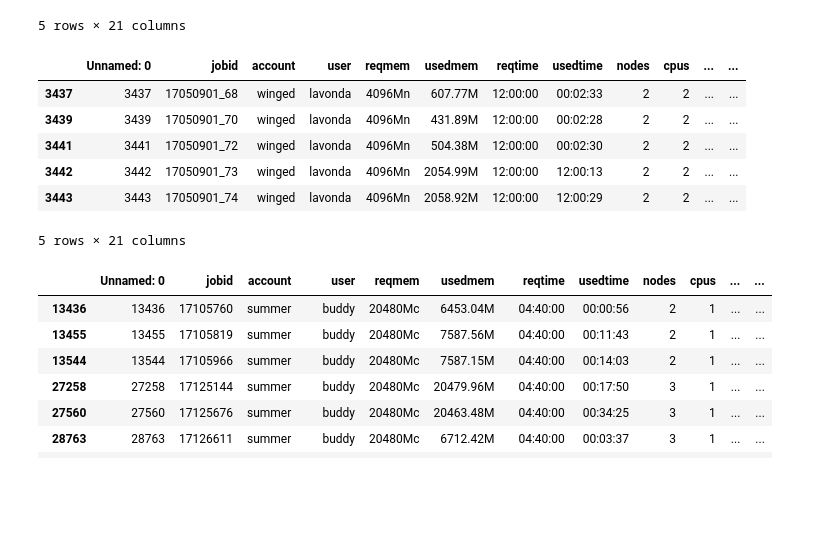
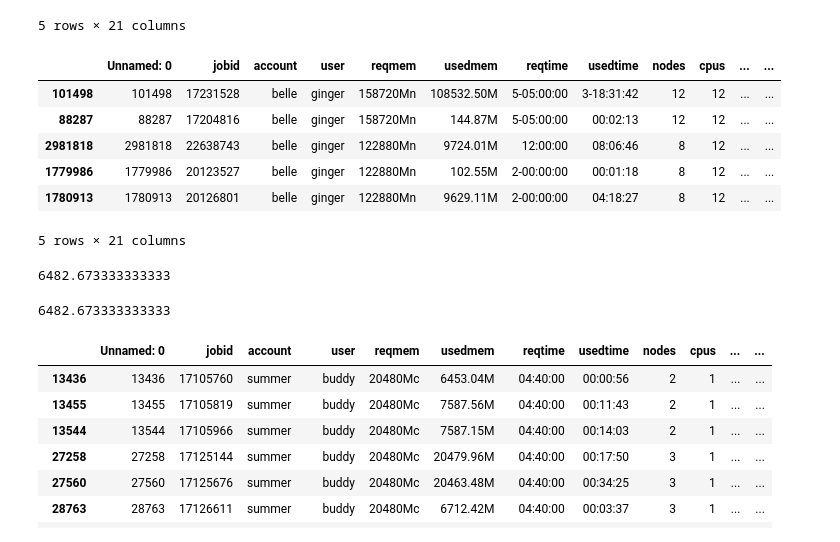
Before and after one commit to nss-data-science-cohort-4/dq2-accre-team-6, a Jupyter notebook: notebooks/04_memory_question.ipynb, the cells around one changed output. Drawn from its saved outputs; the diff is of its cells as text; code cells hidden in the pictures; blank space fills up the shorter version.

```diff
--- a/notebooks/04_memory_question.ipynb
+++ b/notebooks/04_memory_question.ipynb
@@ -162,15 +162,25 @@ memory_use[memory_use['reqmem'].str.contains('Mc')][:5]
 5 rows × 21 columns
 # %%
 #examples where reqmem in Mn
-memory_use[(memory_use['reqmem'].str.contains('Mn')) & (memory_use['nodes']>1)][:5]
+memory_use[(memory_use['reqmem'].str.contains('Mn')) & (memory_use['nodes']>1)].sort_values('nodes', ascending=False)[:5]
 # %% [output]
 |  | Unnamed: 0 | jobid | account | user | reqmem | usedmem | reqtime | usedtime | nodes | cpus | ... | ... |
-| 3437 | 3437 | 17050901_68 | winged | lavonda | 4096Mn | 607.77M | 12:00:00 | 00:02:33 | 2 | 2 | ... | ... |
-| 3439 | 3439 | 17050901_70 | winged | lavonda | 4096Mn | 431.89M | 12:00:00 | 00:02:28 | 2 | 2 | ... | ... |
-| 3441 | 3441 | 17050901_72 | winged | lavonda | 4096Mn | 504.38M | 12:00:00 | 00:02:30 | 2 | 2 | ... | ... |
-| 3442 | 3442 | 17050901_73 | winged | lavonda | 4096Mn | 2054.99M | 12:00:00 | 12:00:13 | 2 | 2 | ... | ... |
-| 3443 | 3443 | 17050901_74 | winged | lavonda | 4096Mn | 2058.92M | 12:00:00 | 12:00:29 | 2 | 2 | ... | ... |
+| 101498 | 101498 | 17231528 | belle | ginger | 158720Mn | 108532.50M | 5-05:00:00 | 3-18:31:42 | 12 | 12 | ... | ... |
+| 88287 | 88287 | 17204816 | belle | ginger | 158720Mn | 144.87M | 5-05:00:00 | 00:02:13 | 12 | 12 | ... | ... |
+| 2981818 | 2981818 | 22638743 | belle | ginger | 122880Mn | 9724.01M | 12:00:00 | 08:06:46 | 8 | 12 | ... | ... |
+| 1779986 | 1779986 | 20123527 | belle | ginger | 122880Mn | 102.55M | 2-00:00:00 | 00:01:18 | 8 | 12 | ... | ... |
+| 1780913 | 1780913 | 20126801 | belle | ginger | 122880Mn | 9629.11M | 2-00:00:00 | 04:18:27 | 8 | 12 | ... | ... |
 5 rows × 21 columns
+# %%
+#122880 * 8 / 12
+9724.01 * 8 / 12
+# %% [output]
+6482.673333333333
+# %%
+#122880 / (12/8)
+9724.01 / (12/8)
+# %% [output]
+6482.673333333333
 # %%
 #examples where reqmem in Mc and nodes > 1
 memory_use[(memory_use['reqmem'].str.contains('Mc')) & (memory_use['nodes']>1)][:10]
```
Also changed, not shown: parts of 22 cells of this notebook.
